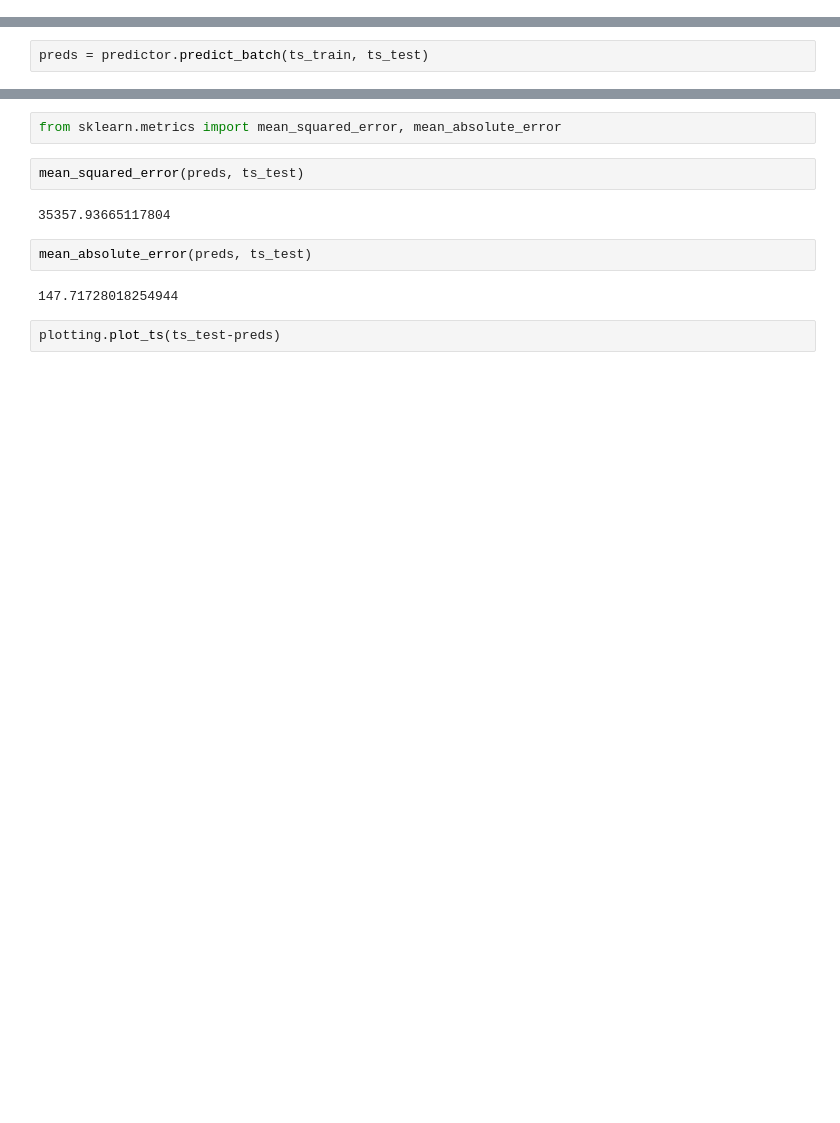
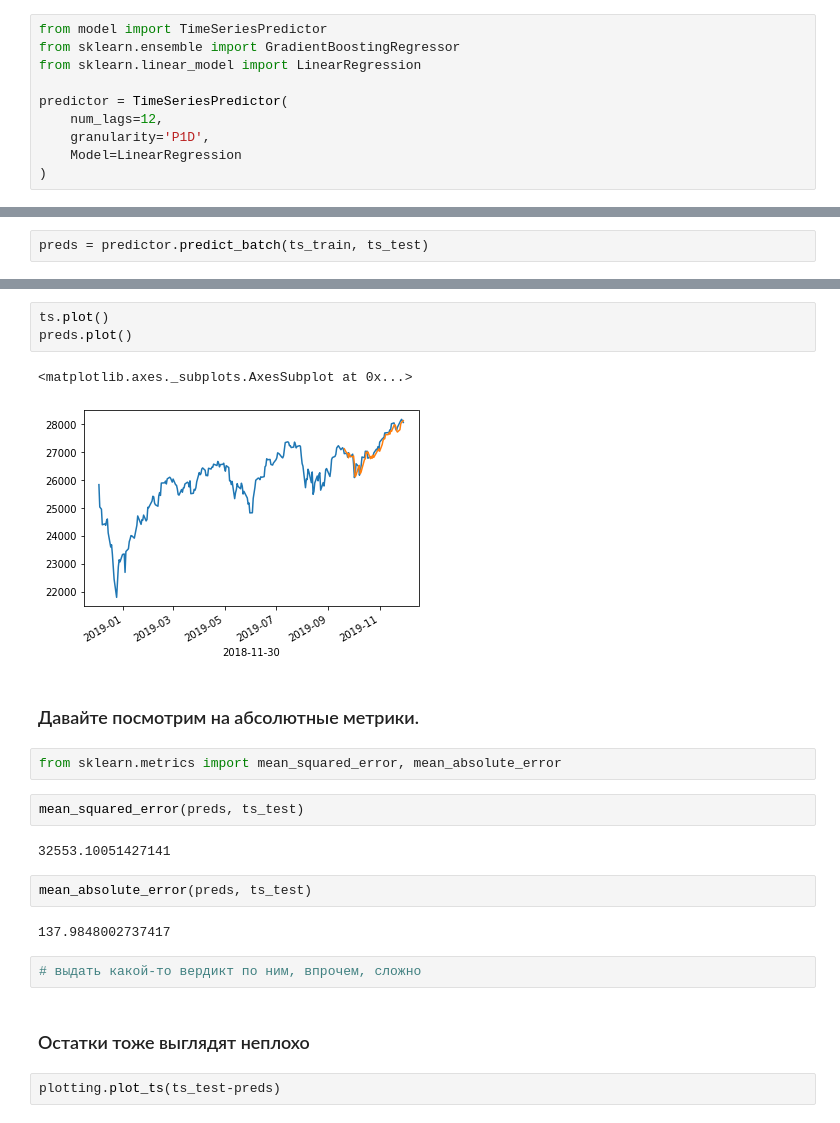
Before and after one commit to technogleb/ts_course_summer, a Jupyter notebook: week_3/mase.ipynb, the cells around one changed output, grey strips where cells are left out. Drawn from its saved outputs; the diff is of its cells as text; blank space fills up the shorter version.

```diff
--- a/week_3/mase.ipynb
+++ b/week_3/mase.ipynb
@@ -28,2 +34,12 @@ predictor = TimeSeriesPredictor(num_lags=12)
+# %%
+from model import TimeSeriesPredictor
+from sklearn.ensemble import GradientBoostingRegressor
+from sklearn.linear_model import LinearRegression
+
+predictor = TimeSeriesPredictor(
+    num_lags=12,
+    granularity='P1D',
+    Model=LinearRegression
+)
 # %%
 predictor.fit(ts_train)
@@ -33,16 +52,28 @@ preds = predictor.predict_batch(ts_train, ts_test)
 plotting.plot_multiple_ts(ts, preds)
 # %% [output]
 [interactive output not drawn]
+# %%
+ts.plot()
+preds.plot()
+# %% [output]
+<matplotlib.axes._subplots.AxesSubplot at 0x...>
+[figure, added]
+# %% [markdown]
+### Давайте посмотрим на абсолютные метрики.
 # %%
 from sklearn.metrics import mean_squared_error, mean_absolute_error
 # %%
 mean_squared_error(preds, ts_test)
 # %% [output]
-35357.93665117804
+32553.10051427141
 # %%
 mean_absolute_error(preds, ts_test)
 # %% [output]
-147.71728018254944
+137.9848002737417
+# %%
+# выдать какой-то вердикт по ним, впрочем, сложно
+# %% [markdown]
+### Остатки тоже выглядят неплохо
 # %%
 plotting.plot_ts(ts_test-preds)
 # %% [output]
```
Also changed, not shown: parts of 18 cells of this notebook, 1 other file.
